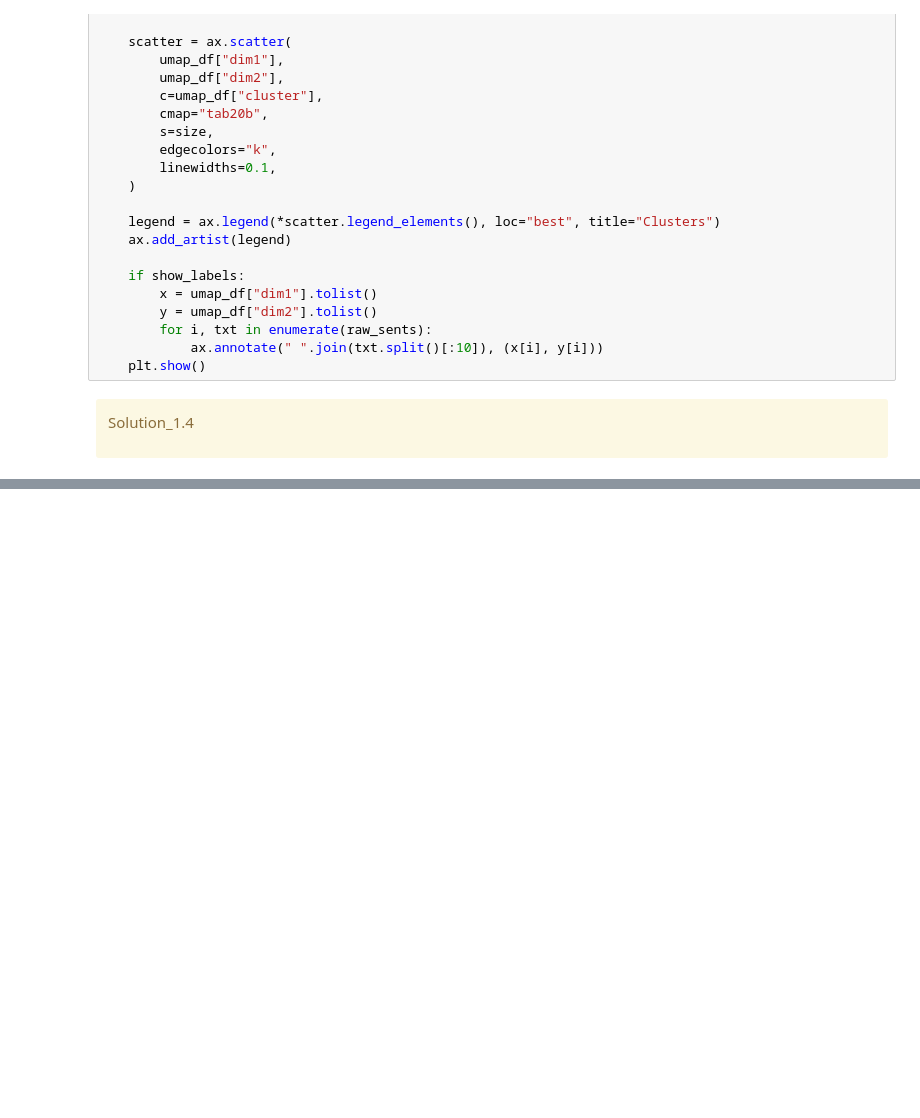
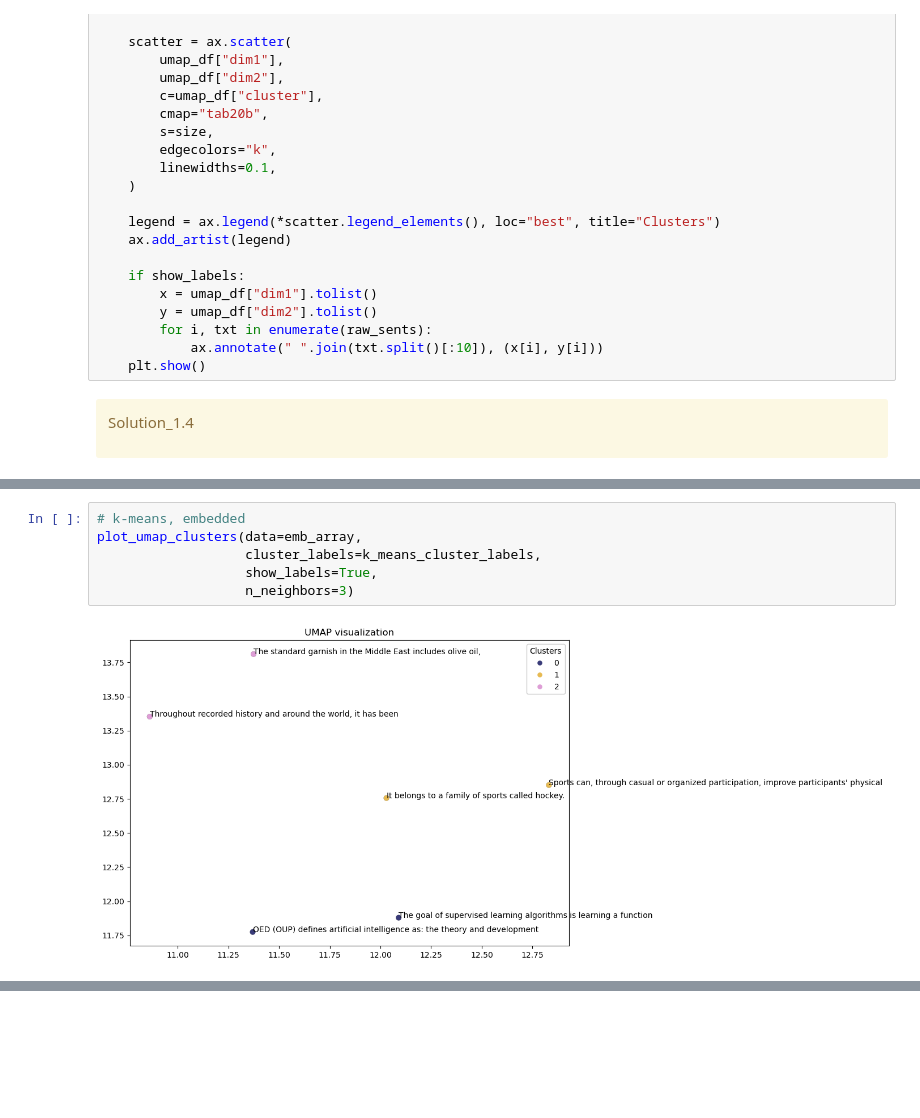
Before and after one commit to rebeccaachang/cpsc330, a Jupyter notebook: hw/hw6/hw6.ipynb, the cells around one changed output, grey strips where cells are left out. Saved outputs shown, nothing was run; the diff lists cells and outputs as text; blank space fills up the shorter version.

```diff
--- a/hw/hw6/hw6.ipynb
+++ b/hw/hw6/hw6.ipynb
@@ -471,0 +490,8 @@ Solution_1.4
+# %%
+# k-means, embedded
+plot_umap_clusters(data=emb_array,
+                   cluster_labels=k_means_cluster_labels,
+                   show_labels=True,
+                   n_neighbors=3)
+# %% [output]
+[figure, added]
```
Also changed, not shown: parts of 30 cells of this notebook.
